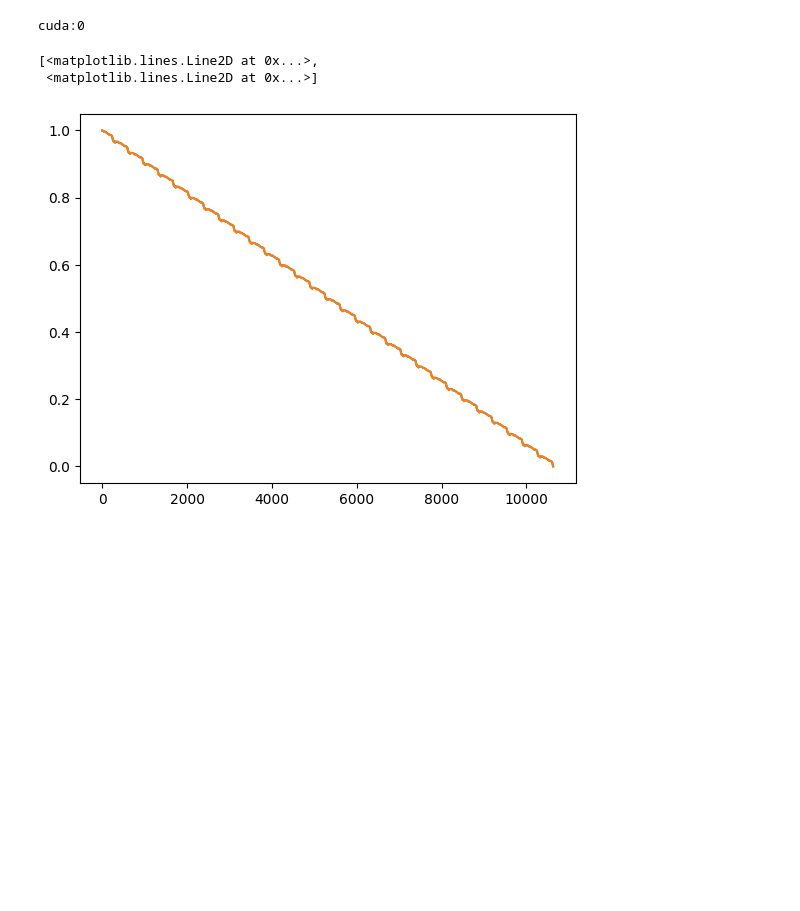
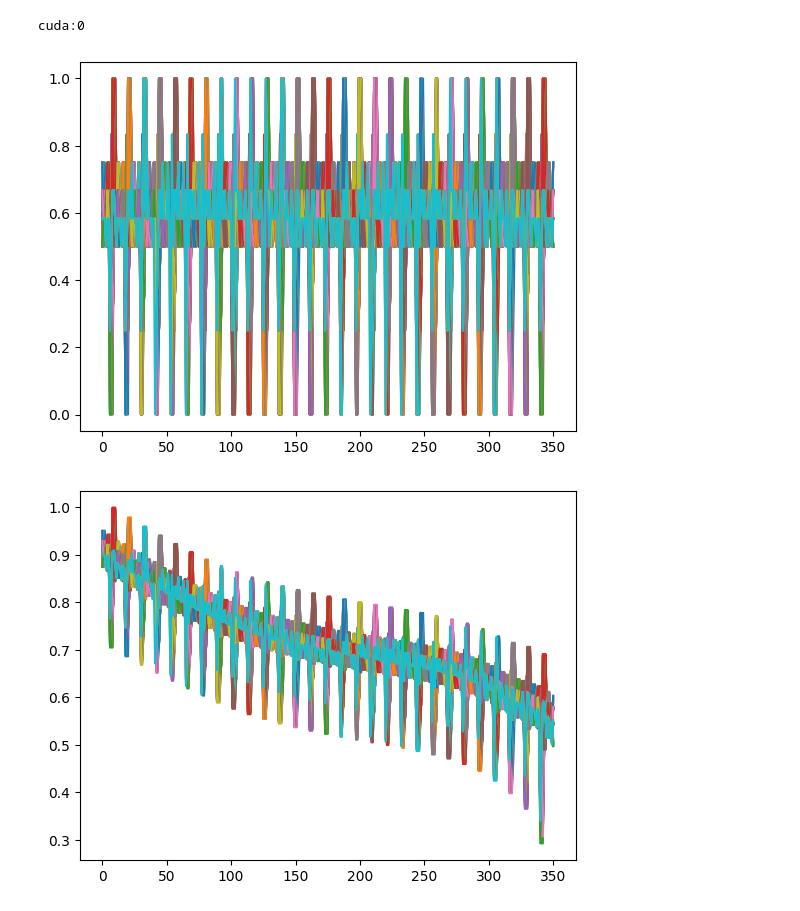
Before and after one commit to fertile04/HoHo, a Jupyter notebook: SOC_tf_0811/new_prac_tf(mul_data)(plan_1)(v,c)(완).ipynb, the cells around one changed output. Cells and saved outputs as stored; diff of their text form; code cells hidden in the pictures; blank space fills up the shorter version.

```diff
--- a/SOC_tf_0811/new_prac_tf(mul_data)(plan_1)(v,c)(완).ipynb
+++ b/SOC_tf_0811/new_prac_tf(mul_data)(plan_1)(v,c)(완).ipynb
@@ -35,12 +35,12 @@ class StrideDataset(Dataset):
         self.soc = mm_scaler.fit_transform(self.soc.reshape(-1, 1))
         self.soc = self.soc.squeeze()
 
-        self.src_v = df.iloc[x_size:, 13:14].values #V
+        self.src_v = df.iloc[x_size:, 7:8].values #V
         self.src_v = self.src_v.squeeze()
         self.src_v = mm_scaler.fit_transform(self.src_v.reshape(-1, 1))
         self.src_v = self.src_v.squeeze()
 
-        self.src_c = df.iloc[x_size:, 13:14].values #C
+        self.src_c = df.iloc[x_size:, 6:7].values #C
         self.src_c = self.src_c.squeeze()
         self.src_c = mm_scaler.fit_transform(self.src_c.reshape(-1, 1))
         self.src_c = self.src_c.squeeze()
@@ -142,12 +142,16 @@ class CustomDataset(Dataset):
     def __len__(self):
         return self.length
 # %%
-train_dataset = StrideDataset("DST_80.csv", 5, 2, 1919, stride=1)
+train_dataset = StrideDataset("DST_80.csv", 80, 30, 1919, stride=30)
 train_dataloader = DataLoader(train_dataset, batch_size=256, shuffle=False, drop_last=False)
 dataset_d = CustomDataset("DST_80.csv", 1919)
-# %%
-plt.plot(train_dataset.trg.squeeze())
-# %% [output]
-[<matplotlib.lines.Line2D at 0x...>,
- <matplotlib.lines.Line2D at 0x...>]
-[figure, removed]
+# %%
+plt.plot(train_dataset.src_c.squeeze())
+plt.show()
+plt.plot(train_dataset.src_v.squeeze())
+plt.show()
+plt.plot(train_dataset.trg.squeeze())
+plt.show()
+# %% [output]
+[figure, added]
+[figure, added]
```
Also changed, not shown: parts of 11 cells of this notebook.
